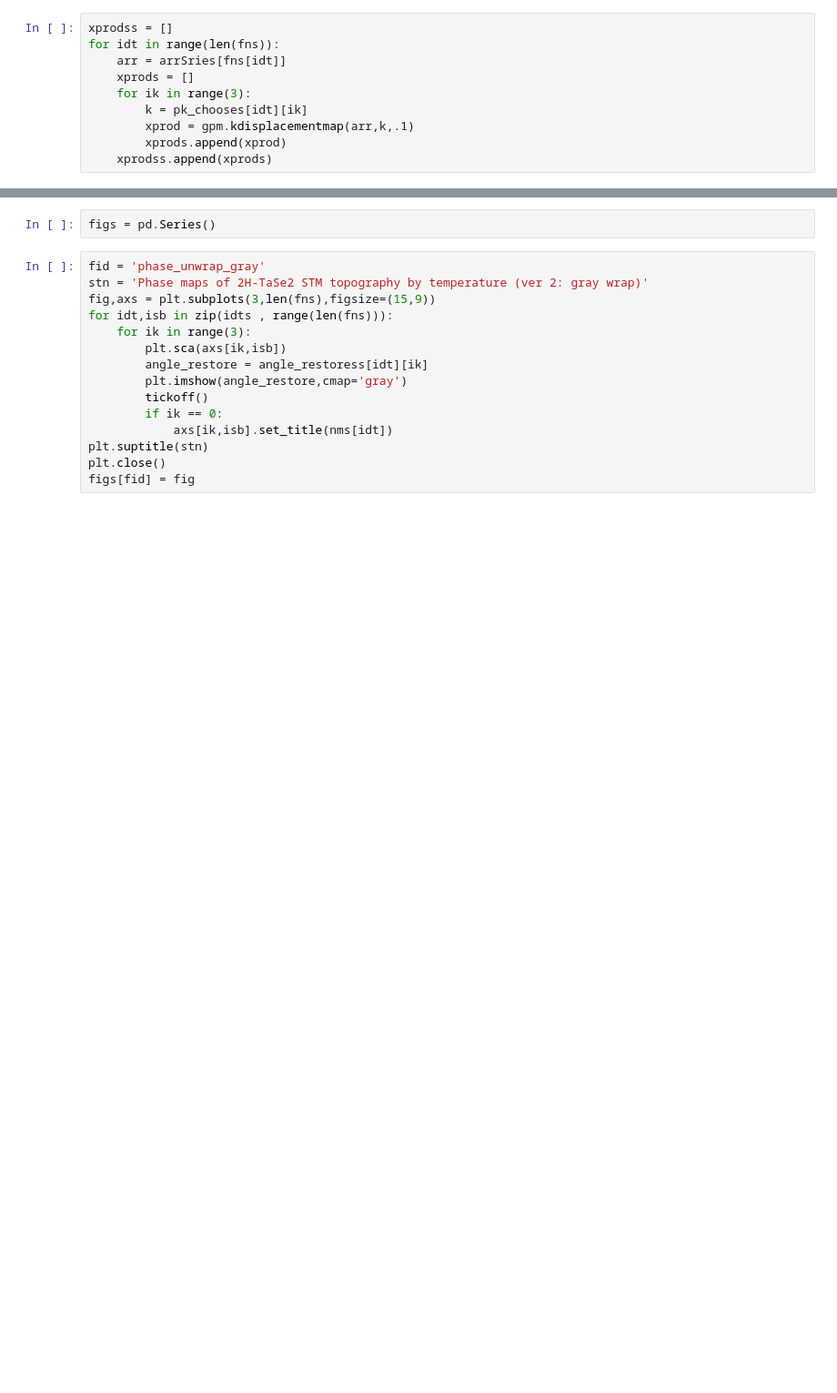
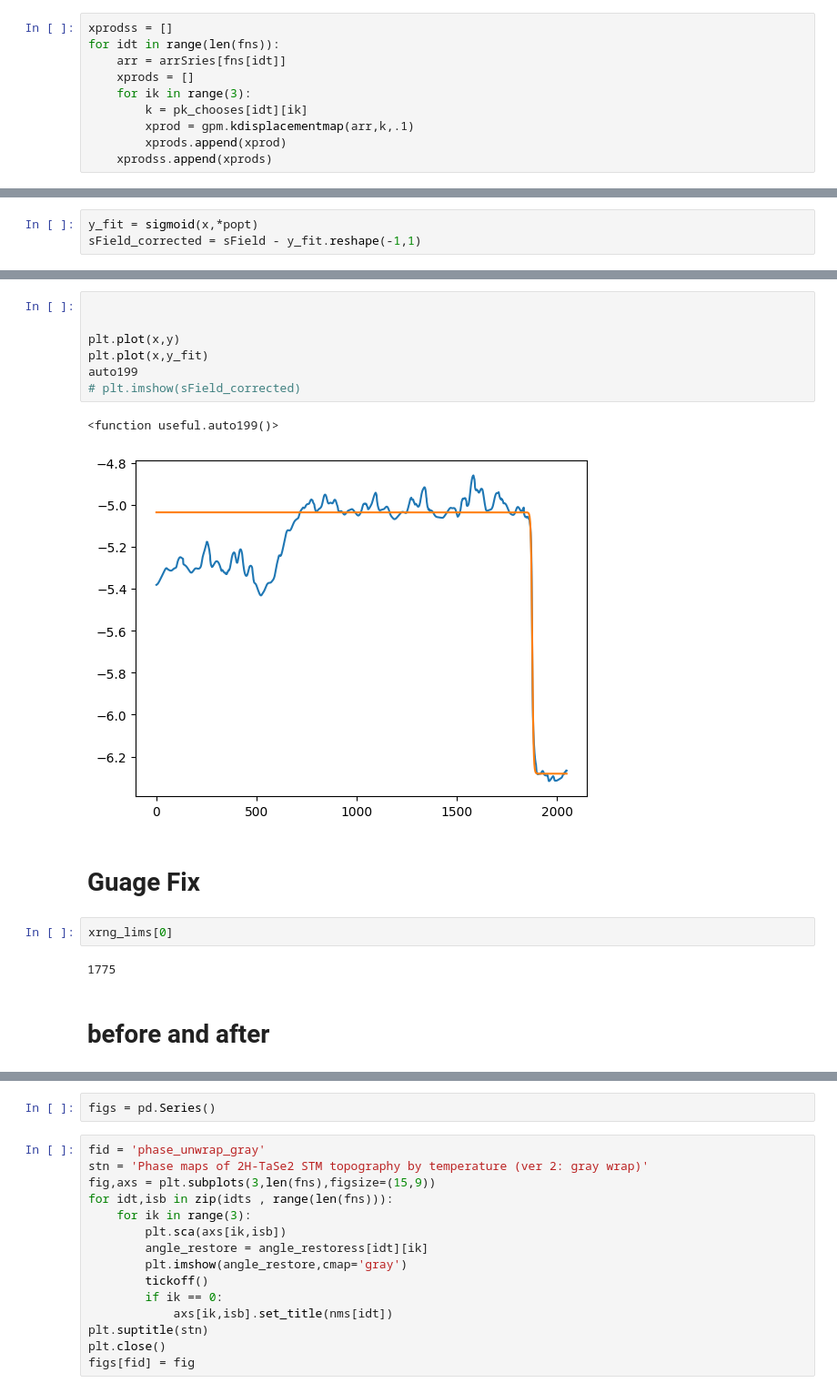
Before and after one commit to Potdooshami/2H_TaSe2_Tc_STM, a Jupyter notebook: getPhasemap.ipynb, the cells around one changed output, grey strips where cells are left out. Shown at 91% size. Drawn from its saved outputs; the diff is of its cells as text; blank space fills up the shorter version.

```diff
--- a/getPhasemap.ipynb
+++ b/getPhasemap.ipynb
@@ -223,0 +318,3 @@ for idt in range(len(fns)):
+# %%
+y_fit = sigmoid(x,*popt)
+sField_corrected = sField - y_fit.reshape(-1,1)
@@ -224 +325,19 @@ for idt in range(len(fns)):
+# %%
+
+
+plt.plot(x,y)
+plt.plot(x,y_fit)
+auto199
+# plt.imshow(sField_corrected)
+# %% [output]
+<function useful.auto199()>
+[figure, added]
+# %% [markdown]
+# Guage Fix
+# %%
+xrng_lims[0]
+# %% [output]
+1775
+# %% [markdown]
+# before and after
 # %% [markdown]
```
Also changed, not shown: parts of 19 cells of this notebook, 2 other files.
